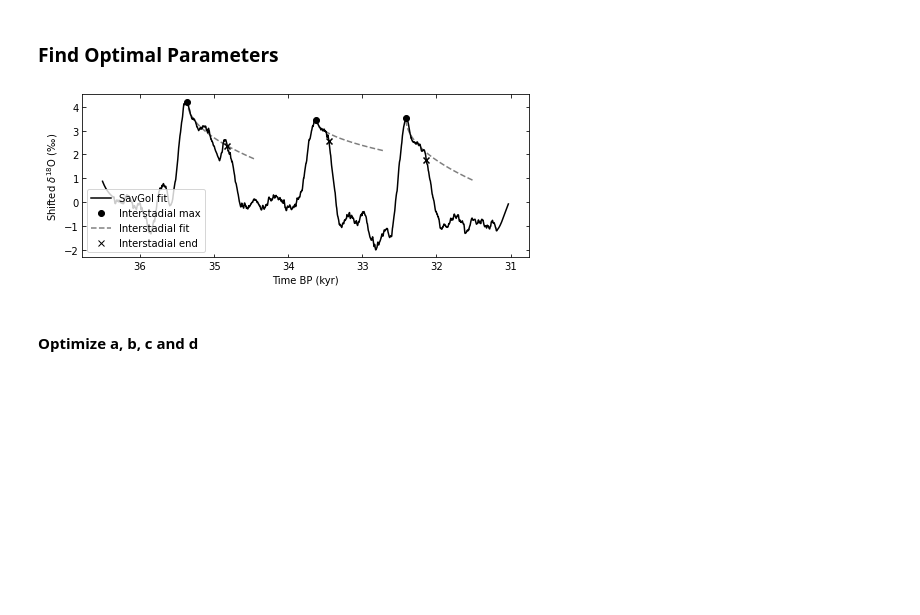
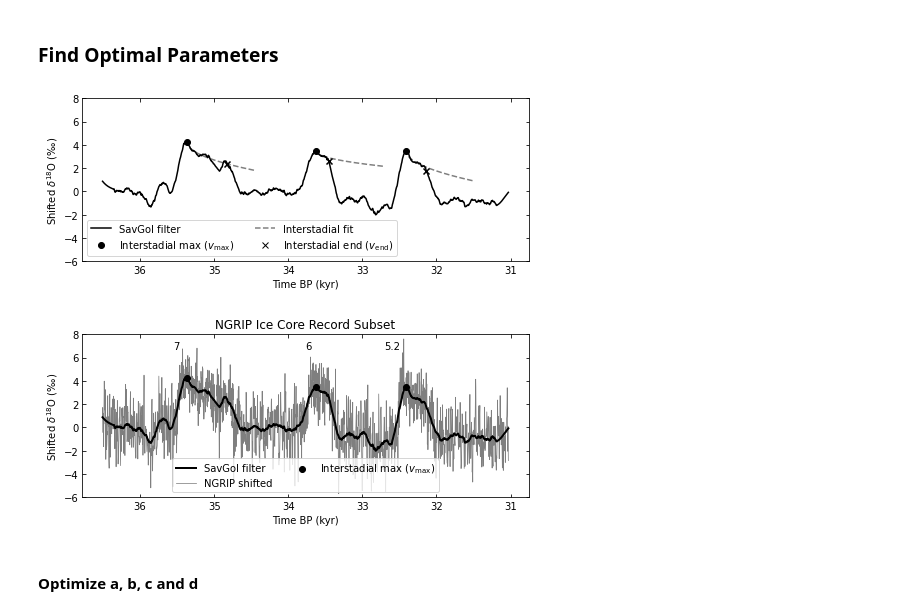
Before and after one commit to rensvermeulen/Vermeulen_2022-FHN-NGRIP, a Jupyter notebook: main.ipynb, the cells around one changed output. Cells and saved outputs as stored; diff of their text form; code cells hidden in the pictures; blank space fills up the shorter version.

```diff
--- a/main.ipynb
+++ b/main.ipynb
@@ -289,11 +303,11 @@ def plot_dansgaard_oeschger(data,stadial_data,event_number,plot_filter=True,
 
     if len(second_plot)>1:
         ax.plot(second_plot.age/1000,second_plot,
-                'k--',alpha=1,lw=2,label=label[2])
+                'b--',alpha=1,lw=2,label=label[2],zorder=3)
 
     if len(third_plot)>1:
         ax.plot(data.age/1000,third_plot,
-                'b--',alpha=1,lw=2,label=label[3])
+                'k-.',alpha=1,lw=2,label=label[3])
 
     if plot_temperature==True:
         ax_right = ax.twinx()
@@ -311,7 +325,9 @@ def plot_dansgaard_oeschger(data,stadial_data,event_number,plot_filter=True,
         ax.set_ylim(ylim[0],ylim[1])
 
     if label != ['']:
-        ax.legend()
+        nrows = 3
+        ncols = int(np.ceil(len(label) / float(nrows)))
+        ax.legend(ncol=ncols, loc='lower center')
 
     ax.set_title(title)
 
@@ -536,13 +551,12 @@ def extract_coefficients(data,stadial_data,event_numbers, tc, plot_fits=True):
 
         ax.plot(savgol_data.age/1000,savgol_data, 'k-') # Stopped shifting  + mean_stadial.values, 'k-')
             # Create custom legend
-        legend_elements = [Line2D([0], [0], color='k', label='SavGol fit'),
-                           Line2D([0], [0], marker='o', color='k', lw=0, label='Interstadial max'),
+        legend_elements = [Line2D([0], [0], color='k', label='SavGol filter'),
+                           Line2D([0], [0], marker='o', color='k', lw=0, label=r'Interstadial max ($v_\mathrm{max}$)'),
                            Line2D([0], [0], color='k', ls='dashed', alpha=0.5, label='Interstadial fit'),
-#                            Line2D([0], [0], color='k', alpha=0.25, lw=10, label='Tipping interval'),
-                           Line2D([0], [0], marker='x', color='k', lw=0, label='Interstadial end')
+                           Line2D([0], [0], marker='x', color='k', lw=0, label=r'Interstadial end ($v_\mathrm{end}$)')
                            ]
-        ax.legend(handles=legend_elements, loc='lower left')
+        ax.legend(handles=legend_elements, loc='lower left',ncol=2)
 
     v_max = np.zeros(len(event_numbers))
     t_max = np.zeros(len(event_numbers))
@@ -588,24 +602,6 @@ def extract_coefficients(data,stadial_data,event_numbers, tc, plot_fits=True):
         if t_end[i] > t_end_nearly or t_end[i] < t_zero:
             t_end[i] = t_end_nearly
 
-        # Maxima minima approach
-        #         # Find first time where threshold condition is met
-        #         t_end_nearly = v_dif.isel(age=150).age.values
-        #         for n in reversed(v_dif):
-        #             if n < -th:
-        #                 t_end_nearly = n.age.values
-        #                 break
-
-
-        #         # Define end of interstadial
-        #         t_end[i] = ( v_ngrip.where((v_dif.age<=t_end_nearly) &
-        #                                      (v_dif.age>t_zero))).idxmax()
-        #         # Sometimes something doesn't work
-        #         if t_end[i] != t_end[i]:
-        #             print('could not find t_end')
-        #             t_end[i] = t_end_nearly
-
-
         v_end[i] = v_ngrip.sel(age=t_end[i])
 
         if plot_fits == True:
@@ -622,20 +618,31 @@ def extract_coefficients(data,stadial_data,event_numbers, tc, plot_fits=True):
 
         sav_data[event_numbers[i]] = v_fit_data
 
+        ax.set_ylim(ylim)
+
     return t_max, t_end, v_max, v_end, sav_data
 # %%
 t_max_data, t_end_data, v_max_data, v_end_data, its_fit_data = extract_coefficients(raw_data[proxy]- mean_stadial,
                                                                              stadial_data, event_number, tc)
 plt.savefig('figures/collapse_ngrip.svg',
                 format='svg',bbox_inches='tight')
 
 # Convert to index
 stadial_ends_index = np.absolute(np.round(stadial_data.stadialend.values-raw_data.age.values[-1],0))
 spike_dt_index = (stadial_data.stadialend.values - stadial_data.interstadialonset.values)
 t_max_index = np.absolute(np.round(t_max_data-raw_data.age.values[-1],0))
 t_end_index = np.absolute(np.round(t_end_data-raw_data.age.values[-1],0))
+
+# Subset
+plot_dansgaard_oeschger(raw_data[proxy]-mean_stadial,
+                        stadial_data, event_number,label=['NGRIP shifted','SavGol filter'],
+                        plot_event_numbers=True, ylim=ylim, title='NGRIP Ice Core Record Subset')
+plt.scatter(t_max_data/1000, v_max_data, color='k',label=r'Interstadial max ($v_\mathrm{max}$)')
+plt.legend(loc='lower center',ncol=2)
+plt.savefig('figures/NGRIP Ice Core Record Subset Maxes.svg',format='svg',bbox_inches='tight')
 # %% [output]
-[figure, old version]
+[figure, new version]
+[figure, added]
 # %% [markdown]
 #### Optimize a, b, c and d
 # %%
```
Also changed, not shown: parts of 13 cells of this notebook.
